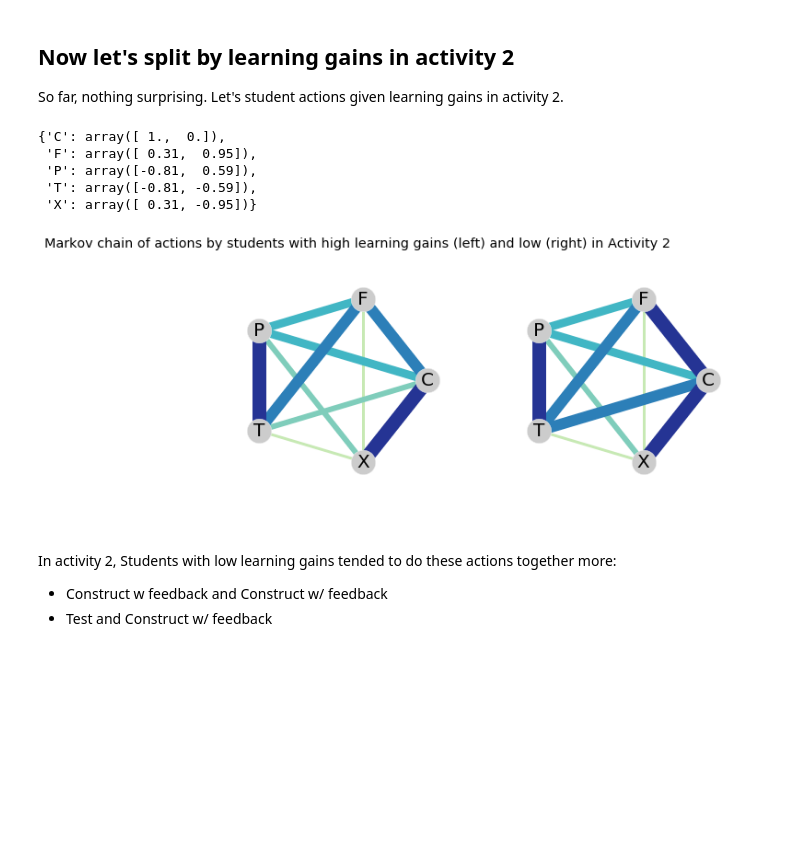
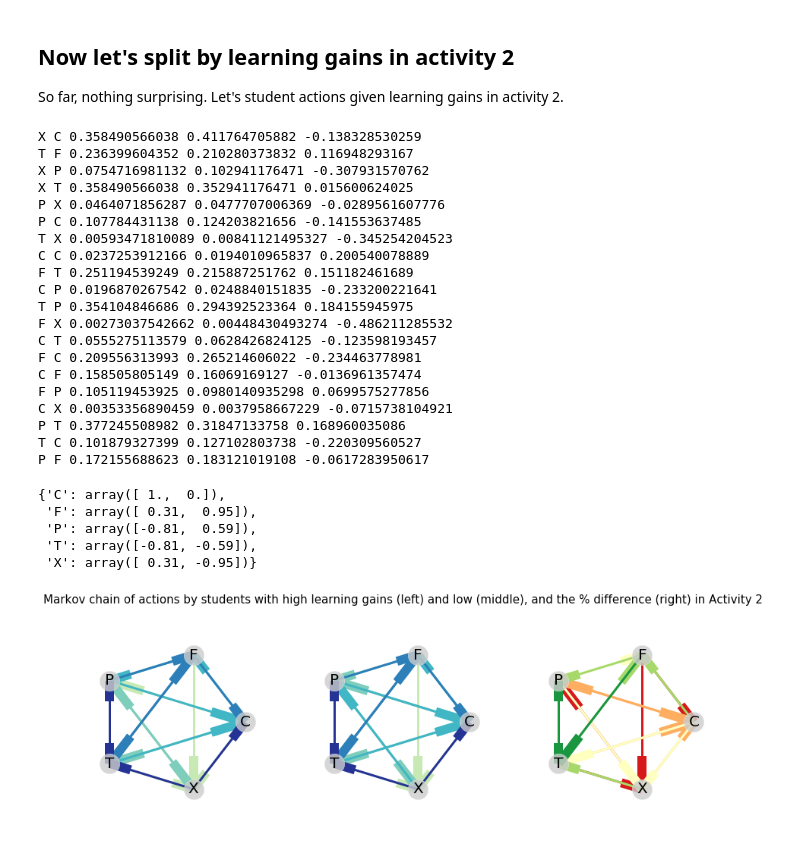
Before and after one commit to sperez8/Phet-log-analyzer, a Jupyter notebook: cck/markov_chain_analysis.py.ipynb, the cells around one changed output. Saved outputs shown, nothing was run; the diff lists cells and outputs as text; code cells hidden in the pictures; blank space fills up the shorter version.

```diff
--- a/cck/markov_chain_analysis.py.ipynb
+++ b/cck/markov_chain_analysis.py.ipynb
@@ -150,25 +261,44 @@ chain_probs2_low = get_markov_chains(df,'a2','learning2','low')
 G_2_high = make_graph_from_chain(chain_probs2_high)
 G_2_low = make_graph_from_chain(chain_probs2_low)
 # %%
-plt.figure(figsize=(10,5))
+fig = plt.figure(figsize=(15,5))
 # plt.subplot(2, 2, 1)
 # plot_graph(G_1_high,pos=pos) #keep the same node position for all graphs
 # plt.title('Markov chain of actions by students with high learning gains (left) and low (right) in Activity 1')
 # plt.subplot(2, 2, 2)
 # plot_graph(G_1_low, pos=pos)
-plt.subplot(1, 2, 1)
+plt.subplot(1, 3, 1)
 plot_graph(G_2_high, pos=pos)
-plt.title('Markov chain of actions by students with high learning gains (left) and low (right) in Activity 2')
-plt.subplot(1, 2, 2)
+fig.suptitle('Markov chain of actions by students with high learning gains (left) and low (middle), and the % difference (right) in Activity 2',fontsize=15)
+plt.subplot(1, 3, 2)
 plot_graph(G_2_low, pos=pos)
+plt.subplot(1, 3, 3)
+H2 = make_difference_graph(G_2_high,G_2_low)
+plot_graph(H2, pos=pos, reds =True)
 # %% [output]
-{'C': array([ 1.,  0.]),
- 'F': array([ 0.31,  0.95]),
- 'P': array([-0.81,  0.59]),
- 'T': array([-0.81, -0.59]),
- 'X': array([ 0.31, -0.95])}
+X C 0.358490566038 0.411764705882 -0.138328530259
+T F 0.236399604352 0.210280373832 0.116948293167
+X P 0.0754716981132 0.102941176471 -0.307931570762
+X T 0.358490566038 0.352941176471 0.015600624025
+P X 0.0464071856287 0.0477707006369 -0.0289561607776
+P C 0.107784431138 0.124203821656 -0.141553637485
+T X 0.00593471810089 0.00841121495327 -0.345254204523
+C C 0.0237253912166 0.0194010965837 0.200540078889
+F T 0.251194539249 0.215887251762 0.151182461689
+C P 0.0196870267542 0.0248840151835 -0.233200221641
+T P 0.354104846686 0.294392523364 0.184155945975
+F X 0.00273037542662 0.00448430493274 -0.486211285532
+C T 0.0555275113579 0.0628426824125 -0.123598193457
+F C 0.209556313993 0.265214606022 -0.234463778981
+C F 0.158505805149 0.16069169127 -0.0136961357474
+F P 0.105119453925 0.0980140935298 0.0699575277856
+C X 0.00353356890459 0.0037958667229 -0.0715738104921
+P T 0.377245508982 0.31847133758 0.168960035086
+T C 0.101879327399 0.127102803738 -0.220309560527
+P F 0.172155688623 0.183121019108 -0.0617283950617
+{'C': array([ 1.,  0.]),
+ 'F': array([ 0.31,  0.95]),
+ 'P': array([-0.81,  0.59]),
+ 'T': array([-0.81, -0.59]),
+ 'X': array([ 0.31, -0.95])}
-[figure, old version]
+[figure, new version]
-# %% [markdown]
-In activity 2, Students with low learning gains tended to do these actions together more:
-* Construct w feedback and Construct w/ feedback
-* Test and Construct w/ feedback
```
Also changed, not shown: parts of 5 cells of this notebook.
